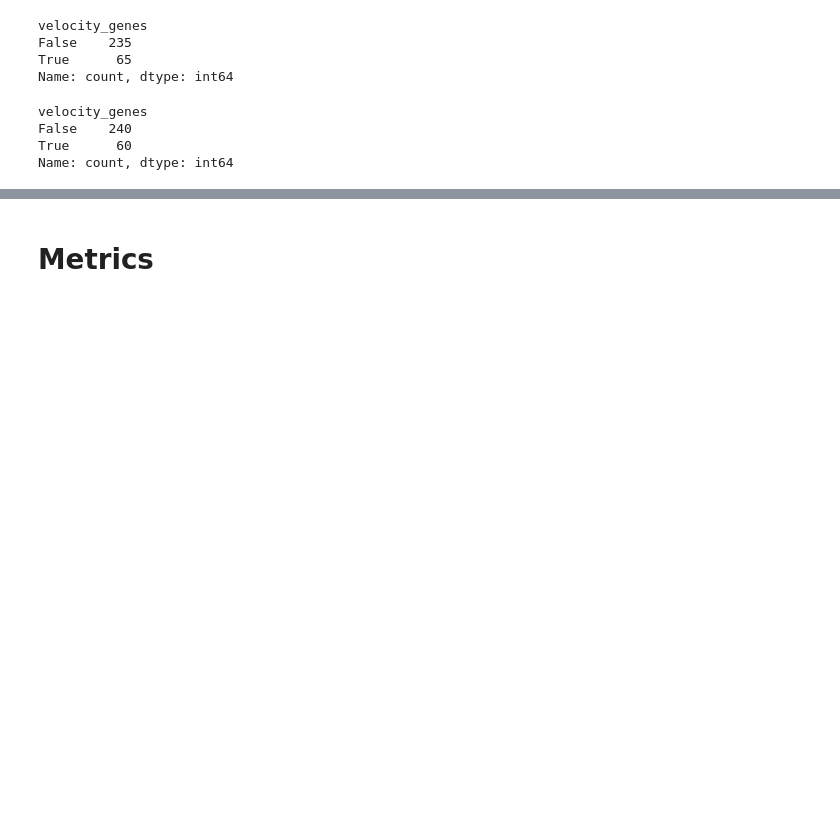
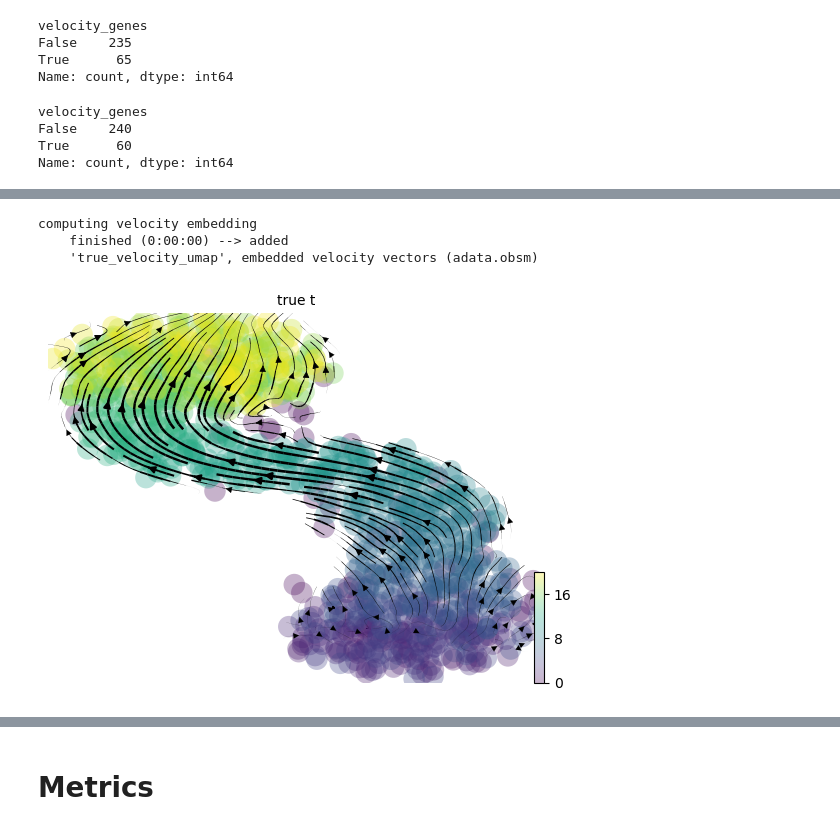
Before and after one commit to sergiomarco25/STVelo, a Jupyter notebook: notebooks/analysis/nu_beta_effects/small_nu.ipynb, the cells around one changed output, grey strips where cells are left out. Cells and saved outputs as stored; diff of their text form; code cells hidden in the pictures; blank space fills up the shorter version.

```diff
--- a/notebooks/analysis/nu_beta_effects/small_nu.ipynb
+++ b/notebooks/analysis/nu_beta_effects/small_nu.ipynb
@@ -134 +155,8 @@ Name: count, dtype: int64
+# %%
+scv.pl.velocity_embedding_stream(adata_dict['adata_n_c_1000obs_300genes_deterministic'], basis='umap', color='true_t',vkey='true_velocity')
+# %% [output]
+computing velocity embedding
+    finished (0:00:00) --> added
+    'true_velocity_umap', embedded velocity vectors (adata.obsm)
+[figure, added]
 # %%
```
Also changed, not shown: parts of 5 cells of this notebook, 57 other files.
